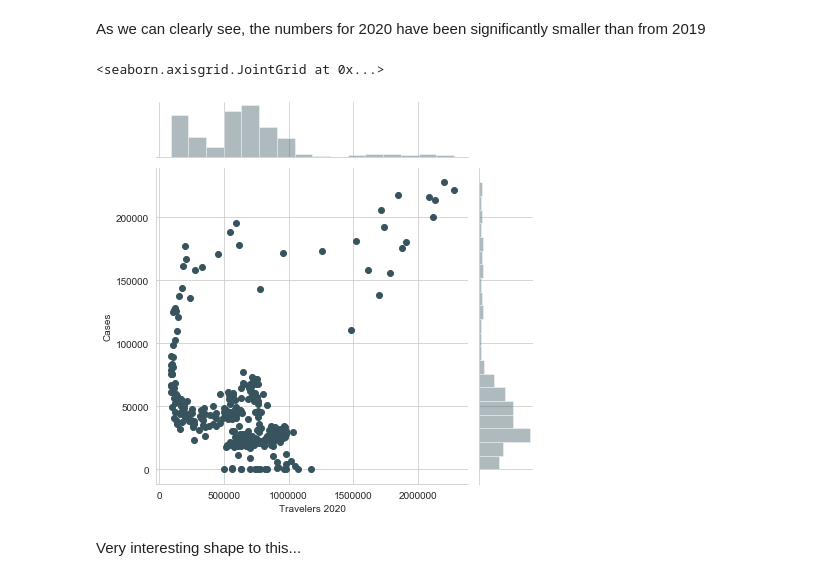
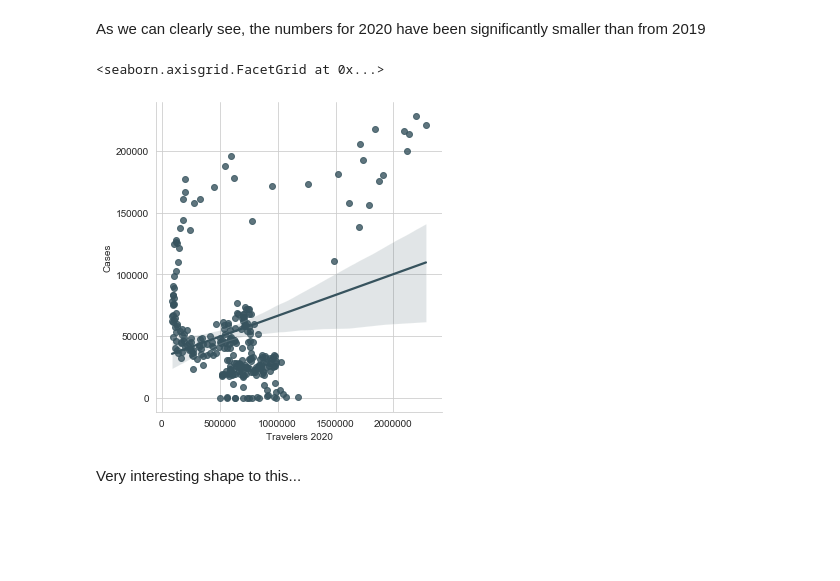
Before and after one commit to devscotte/Air-Travelers, a Jupyter notebook: final_project.ipynb, the cells around one changed output. Drawn from its saved outputs; the diff is of its cells as text; code cells hidden in the pictures; blank space fills up the shorter version.

```diff
--- a/final_project.ipynb
+++ b/final_project.ipynb
@@ -328,10 +328,10 @@ sns.jointplot(x = 'Travelers 2020', y = 'Travelers 2019', data = main_df)
 As we can clearly see, the numbers for 2020 have been significantly smaller than from 2019
 # %%
 #Graph travelers 2020 vs cases
-sns.jointplot(x = 'Travelers 2020', y = 'Cases', data = main_df)
+sns.lmplot(x = 'Travelers 2020', y = 'Cases', data = main_df)
 # %% [output]
-<seaborn.axisgrid.JointGrid at 0x...>
+<seaborn.axisgrid.FacetGrid at 0x...>
-[figure, old version]
+[figure, new version]
 # %% [markdown]
 Very interesting shape to this...
 # %%
```
Also changed, not shown: parts of 23 cells of this notebook.
